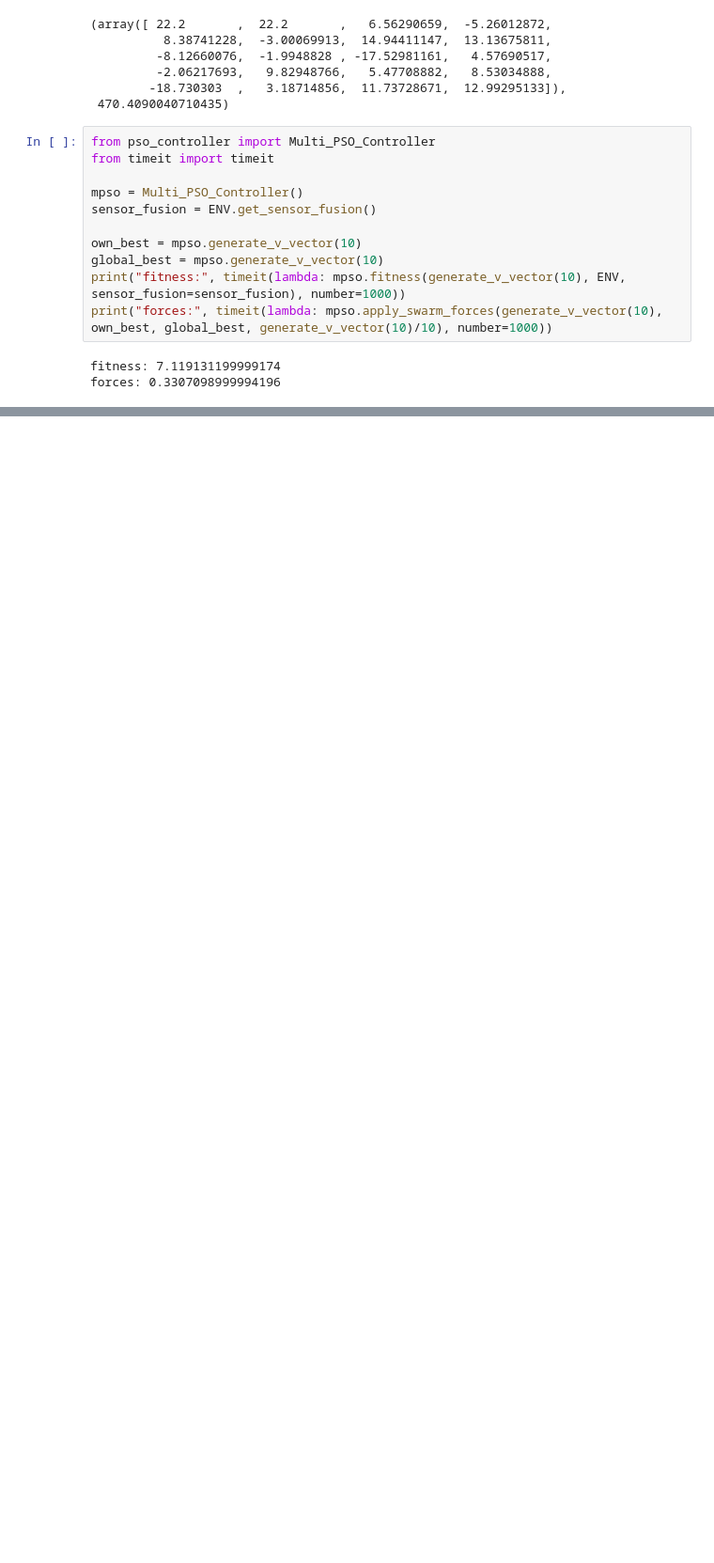
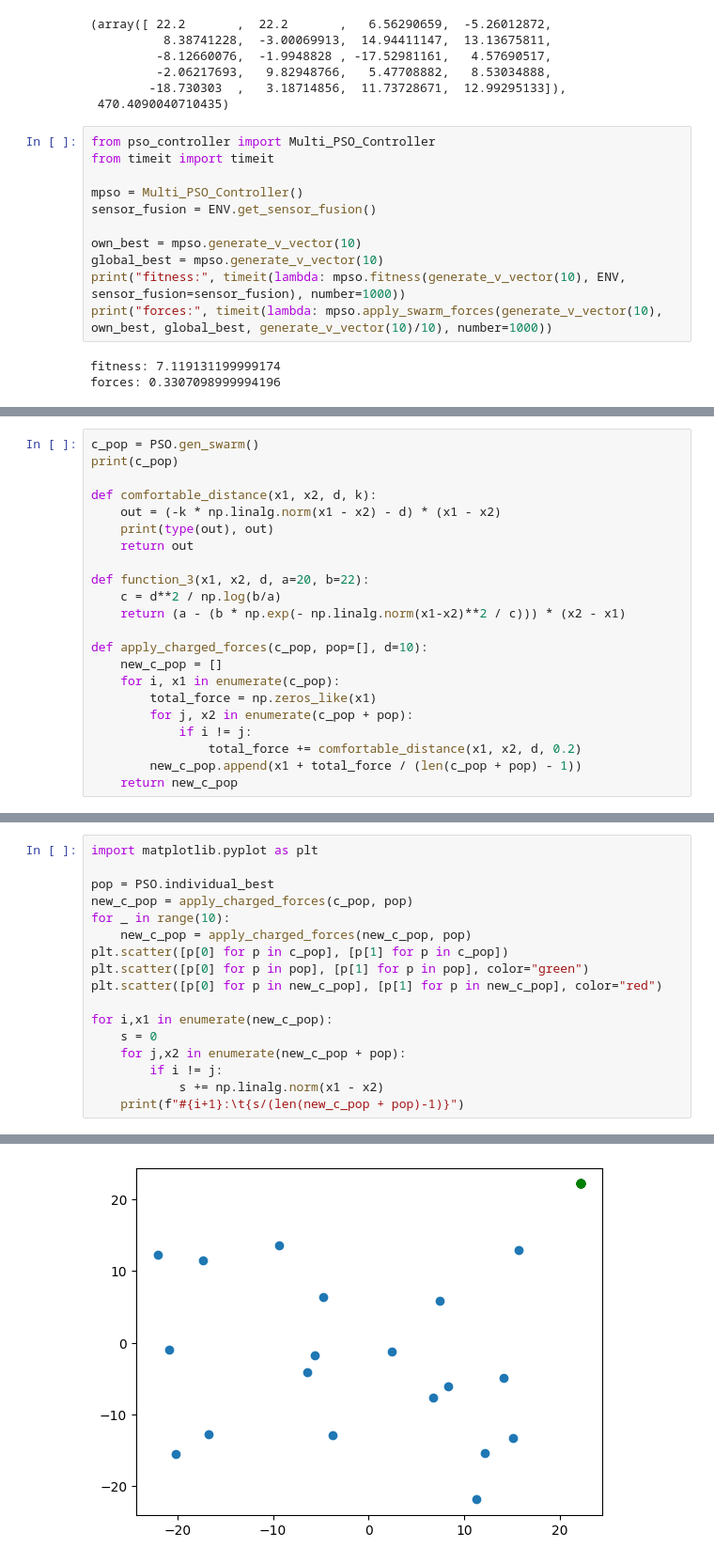
Before and after one commit to DrunkJon/Path-Follow-Optimization, a Jupyter notebook: kinematic_test.ipynb, the cells around one changed output, grey strips where cells are left out. Shown at 94% size. Drawn from its saved outputs; the diff is of its cells as text; blank space fills up the shorter version.

```diff
--- a/kinematic_test.ipynb
+++ b/kinematic_test.ipynb
@@ -185,0 +221,22 @@ fit: 49.42697159999989
+# %%
+c_pop = PSO.gen_swarm()
+print(c_pop)
+
+def comfortable_distance(x1, x2, d, k):
+    out = (-k * np.linalg.norm(x1 - x2) - d) * (x1 - x2)
+    print(type(out), out)
+    return out
+
+def function_3(x1, x2, d, a=20, b=22):
+    c = d**2 / np.log(b/a)
+    return (a - (b * np.exp(- np.linalg.norm(x1-x2)**2 / c))) * (x2 - x1)
+
+def apply_charged_forces(c_pop, pop=[], d=10):
+    new_c_pop = []
+    for i, x1 in enumerate(c_pop):
+        total_force = np.zeros_like(x1)
+        for j, x2 in enumerate(c_pop + pop):
+            if i != j:
+                total_force += comfortable_distance(x1, x2, d, 0.2)
+        new_c_pop.append(x1 + total_force / (len(c_pop + pop) - 1))
+    return new_c_pop
@@ -185,0 +245,18 @@ fit: 49.42697159999989
+# %%
+import matplotlib.pyplot as plt
+
+pop = PSO.individual_best
+new_c_pop = apply_charged_forces(c_pop, pop)
+for _ in range(10):
+    new_c_pop = apply_charged_forces(new_c_pop, pop)
+plt.scatter([p[0] for p in c_pop], [p[1] for p in c_pop])
+plt.scatter([p[0] for p in pop], [p[1] for p in pop], color="green")
+plt.scatter([p[0] for p in new_c_pop], [p[1] for p in new_c_pop], color="red")
+
+for i,x1 in enumerate(new_c_pop):
+    s = 0
+    for j,x2 in enumerate(new_c_pop + pop):
+        if i != j:
+            s += np.linalg.norm(x1 - x2)
+    print(f"#{i+1}:\t{s/(len(new_c_pop + pop)-1)}")
+# %% [output]
@@ -185,0 +280 @@ fit: 49.42697159999989
+[figure, added]
```
Also changed, not shown: parts of 5 cells of this notebook, 11 other files.
